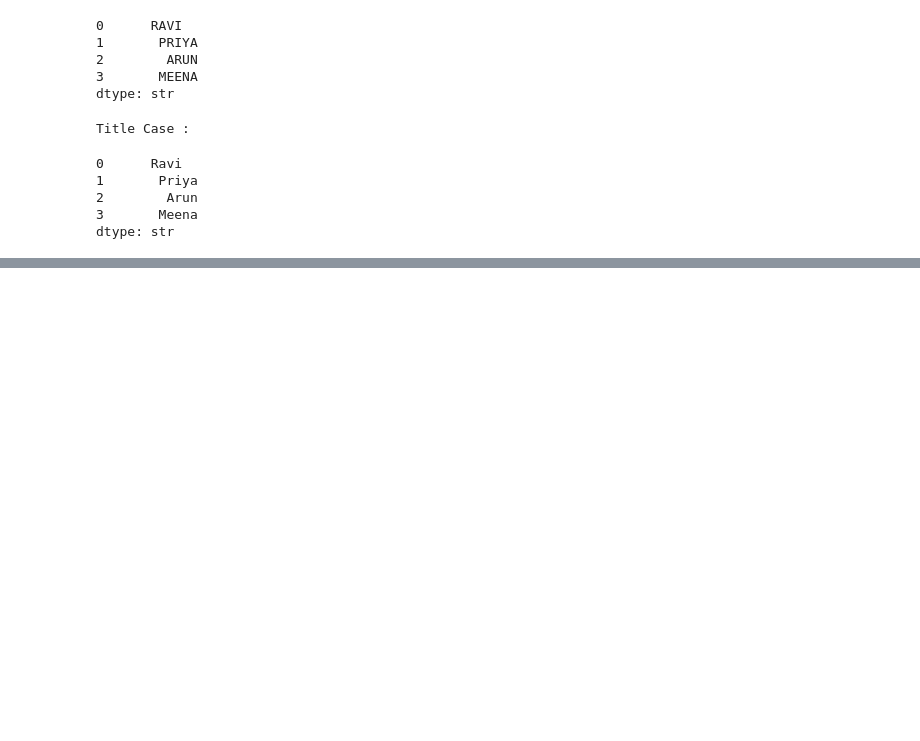
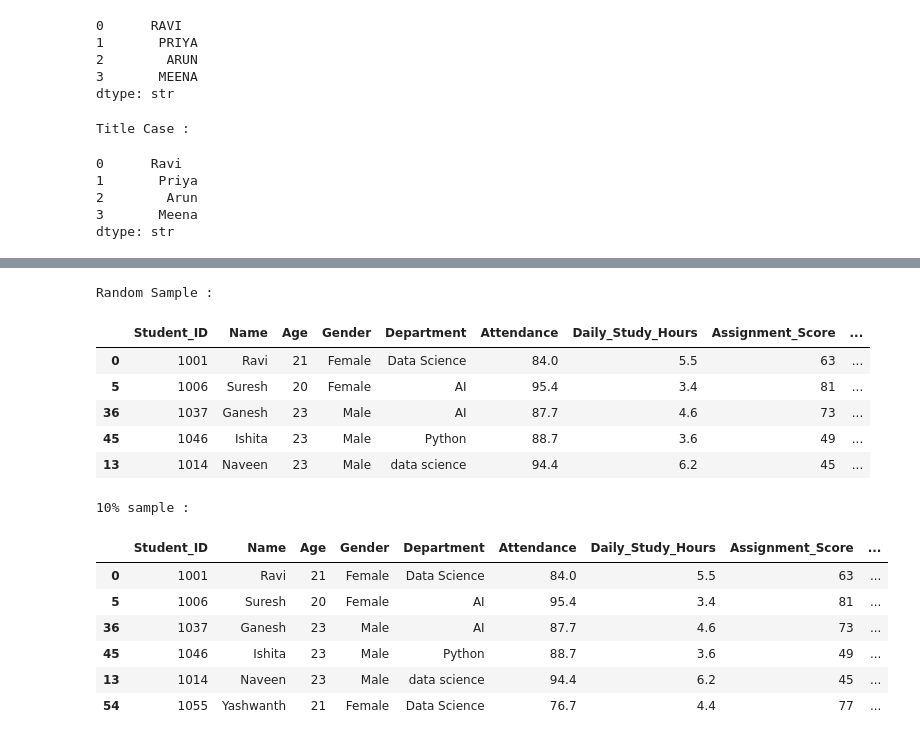
Before and after one commit to AnneMukeshBalaji/calibo, a Jupyter notebook: pandas/pandas_demo.ipynb, the cells around one changed output, grey strips where cells are left out. Drawn from its saved outputs; the diff is of its cells as text; code cells hidden in the pictures; blank space fills up the shorter version.

```diff
--- a/pandas/pandas_demo.ipynb
+++ b/pandas/pandas_demo.ipynb
@@ -721,0 +965,22 @@ dtype: str
+# %%
+print('Random Sample : ')
+display(clean.sample(5,random_state=42))
+
+print('10% sample : ')
+display(clean.sample(frac=0.10,random_state=42))
+# %% [output]
+Random Sample :
+|  | Student_ID | Name | Age | Gender | Department | Attendance | Daily_Study_Hours | Assignment_Score | ... |
+| 0 | 1001 | Ravi | 21 | Female | Data Science | 84.0 | 5.5 | 63 | ... |
+| 5 | 1006 | Suresh | 20 | Female | AI | 95.4 | 3.4 | 81 | ... |
+| 36 | 1037 | Ganesh | 23 | Male | AI | 87.7 | 4.6 | 73 | ... |
+| 45 | 1046 | Ishita | 23 | Male | Python | 88.7 | 3.6 | 49 | ... |
+| 13 | 1014 | Naveen | 23 | Male | data science | 94.4 | 6.2 | 45 | ... |
+10% sample :
+|  | Student_ID | Name | Age | Gender | Department | Attendance | Daily_Study_Hours | Assignment_Score | ... |
+| 0 | 1001 | Ravi | 21 | Female | Data Science | 84.0 | 5.5 | 63 | ... |
+| 5 | 1006 | Suresh | 20 | Female | AI | 95.4 | 3.4 | 81 | ... |
+| 36 | 1037 | Ganesh | 23 | Male | AI | 87.7 | 4.6 | 73 | ... |
+| 45 | 1046 | Ishita | 23 | Male | Python | 88.7 | 3.6 | 49 | ... |
+| 13 | 1014 | Naveen | 23 | Male | data science | 94.4 | 6.2 | 45 | ... |
+| 54 | 1055 | Yashwanth | 21 | Female | Data Science | 76.7 | 4.4 | 77 | ... |
```
Also changed, not shown: parts of 20 cells of this notebook, 1 other file.
